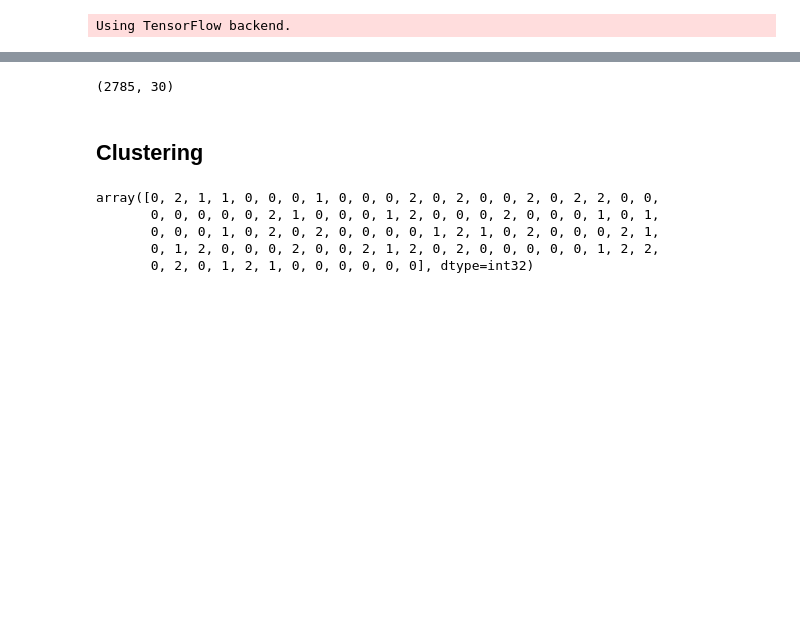
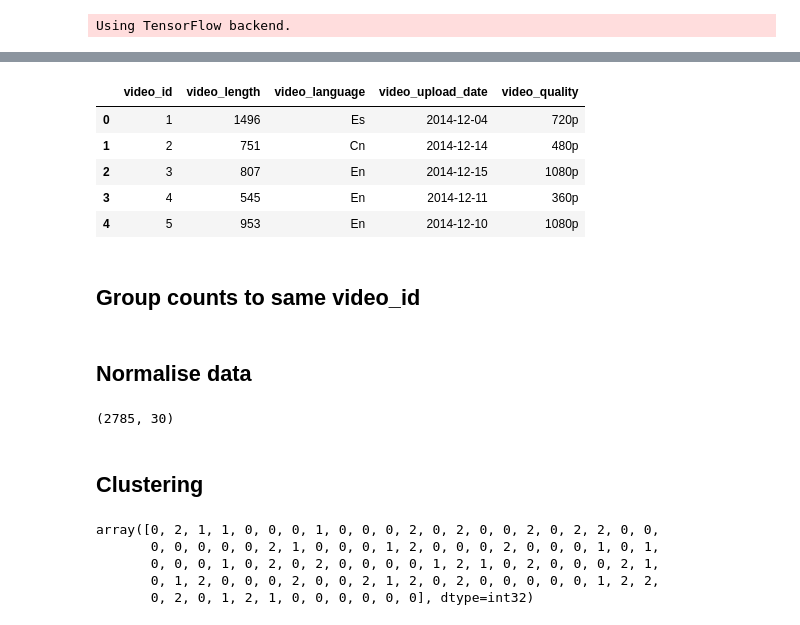
Before and after one commit to jordaninturrisi/Amazon_AWS_Research_Scientist_Challenge, a Jupyter notebook: Question2.ipynb, the cells around one changed output, grey strips where cells are left out. Saved outputs shown, nothing was run; the diff lists cells and outputs as text; code cells hidden in the pictures; blank space fills up the shorter version.

```diff
--- a/Question2.ipynb
+++ b/Question2.ipynb
@@ -38 +52,12 @@ data.head(5)
+# %%
+video_features.head(5)
+# %% [output]
+|  | video_id | video_length | video_language | video_upload_date | video_quality |
+| 0 | 1 | 1496 | Es | 2014-12-04 | 720p |
+| 1 | 2 | 751 | Cn | 2014-12-14 | 480p |
+| 2 | 3 | 807 | En | 2014-12-15 | 1080p |
+| 3 | 4 | 545 | En | 2014-12-11 | 360p |
+| 4 | 5 | 953 | En | 2014-12-10 | 1080p |
+# %% [markdown]
+## Group counts to same video_id
 # %%
@@ -46,0 +71,2 @@ for i in range(2785):
+# %% [markdown]
+## Normalise data
```
Also changed, not shown: parts of 19 cells of this notebook.
